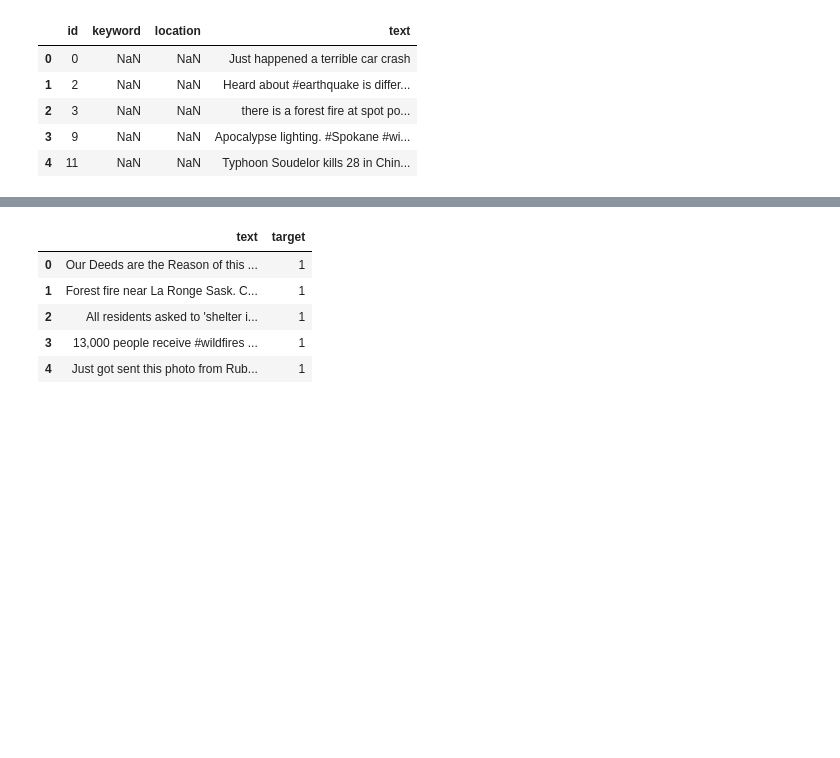
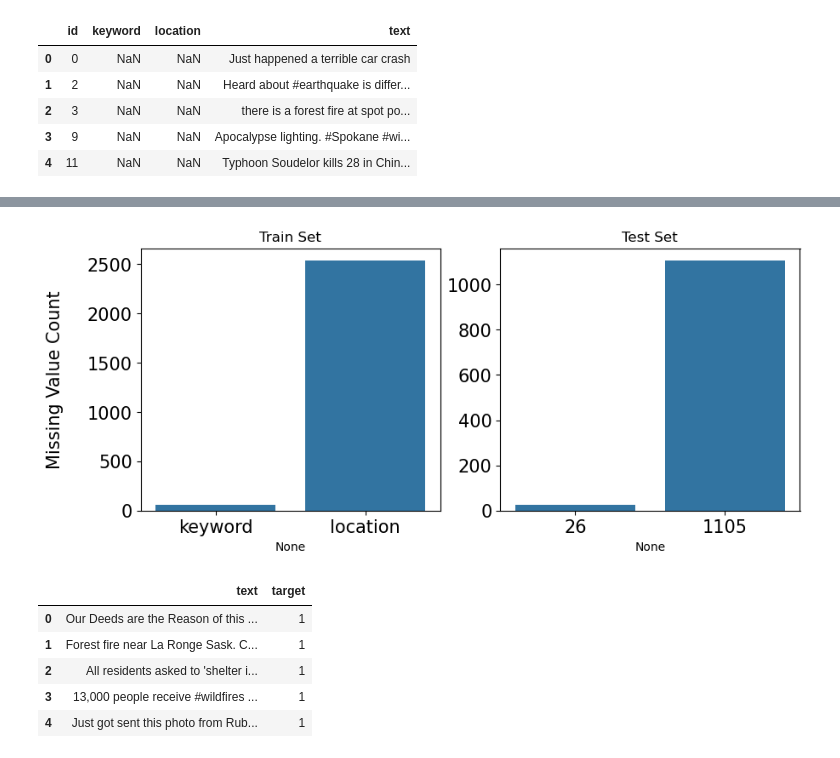
Before and after one commit to mahfuz-raihan/tweets_disaster, a Jupyter notebook: work_notebook.ipynb, the cells around one changed output, grey strips where cells are left out. Drawn from its saved outputs; the diff is of its cells as text; code cells hidden in the pictures; blank space fills up the shorter version.

```diff
--- a/work_notebook.ipynb
+++ b/work_notebook.ipynb
@@ -3,7 +7,6 @@
 # %%
-import pandas as pd
 
-train_dataset = pd.read_csv('/media/mahfuz/Media/work/tweets_disaster/nlp-getting-started/train.csv')
+train_dataset = pd.read_csv('/media/mahfuz/Media/work/tweets_disaster/nlp-getting-started/train.csv', dtype={'id':np.int16, 'target':np.int16})
 train_dataset.head()
 # %% [output]
 |  | id | keyword | location | text | target |
@@ -24,7 +27,7 @@ target         0
 dtype: int64
 # %%
 # select the test dataset
-test_dataset = pd.read_csv('/media/mahfuz/Media/work/tweets_disaster/nlp-getting-started/test.csv')
+test_dataset = pd.read_csv('/media/mahfuz/Media/work/tweets_disaster/nlp-getting-started/test.csv', dtype={'id':np.int16})
 test_dataset.head()
 # %% [output]
 |  | id | keyword | location | text |
@@ -44,3 +56,39 @@ Column Names:  Index(['id', 'keyword', 'location', 'text', 'target'], dtype='obj
+# %%
+import matplotlib.pyplot as plt
+import seaborn as sns
+missing_column = ['keyword', 'location']
+
+fig, axes = plt.subplots(ncols=2, figsize=(10,4), dpi=100)
+
+# Calculation
+# For train dataset
+x0 = train_dataset[missing_column].isnull().sum()
+y0 = train_dataset[missing_column].isnull().sum().values
+sns.barplot(x=x0.index, y=y0, ax=axes[0])
+
+# For test dataset
+x1 = test_dataset[missing_column].isnull().sum()
+y1 = test_dataset[missing_column].isnull().sum().values
+sns.barplot(x=x1, y=y1, ax=axes[1])
+
+axes[0].set_ylabel('Missing Value Count', size=15, labelpad=20)
+# For train set
+axes[0].tick_params(axis='x', labelsize=15)
+axes[0].tick_params(axis='y', labelsize=15)
+
+# For test set
+axes[1].tick_params(axis='x', labelsize=15)
+axes[1].tick_params(axis='y', labelsize=15)
+
+axes[0].set_title('Train Set')
+axes[1].set_title('Test Set')
+
+plt.show()
+for df in [train_dataset, test_dataset]:
+    for col in ['keyword', 'location']:
+        df[col] = df[col].fillna(f'no_{col}')
+# %% [output]
+[figure, added]
 # %%
 train_dataset_final = train_dataset[['text', 'target']]
 train_dataset_final.head()
```
Also changed, not shown: parts of 5 cells of this notebook.
